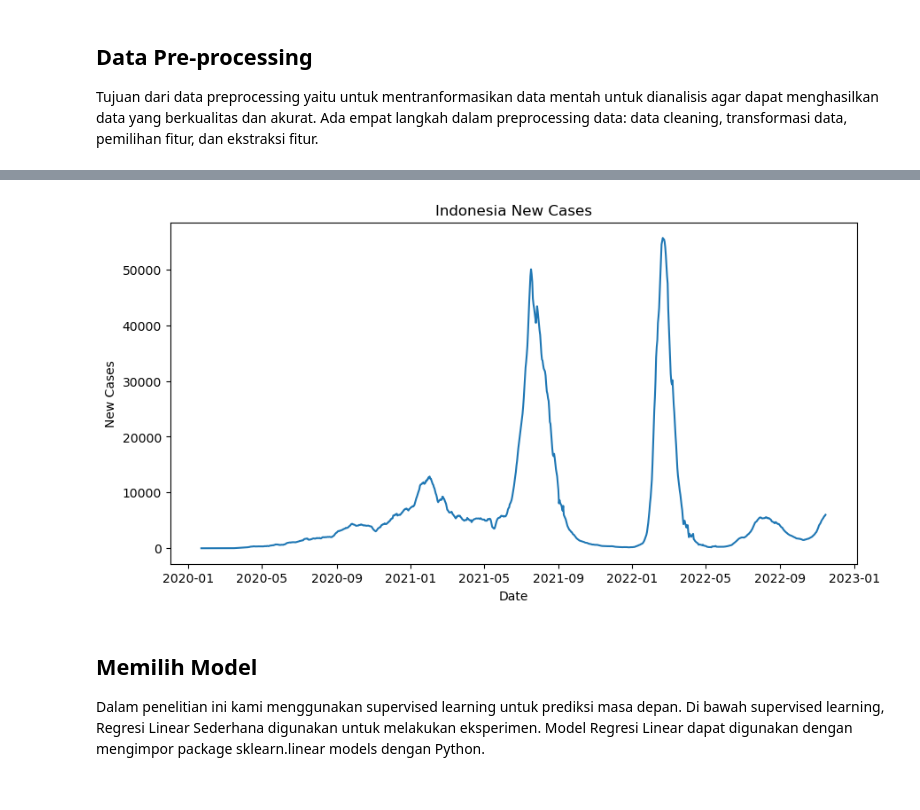
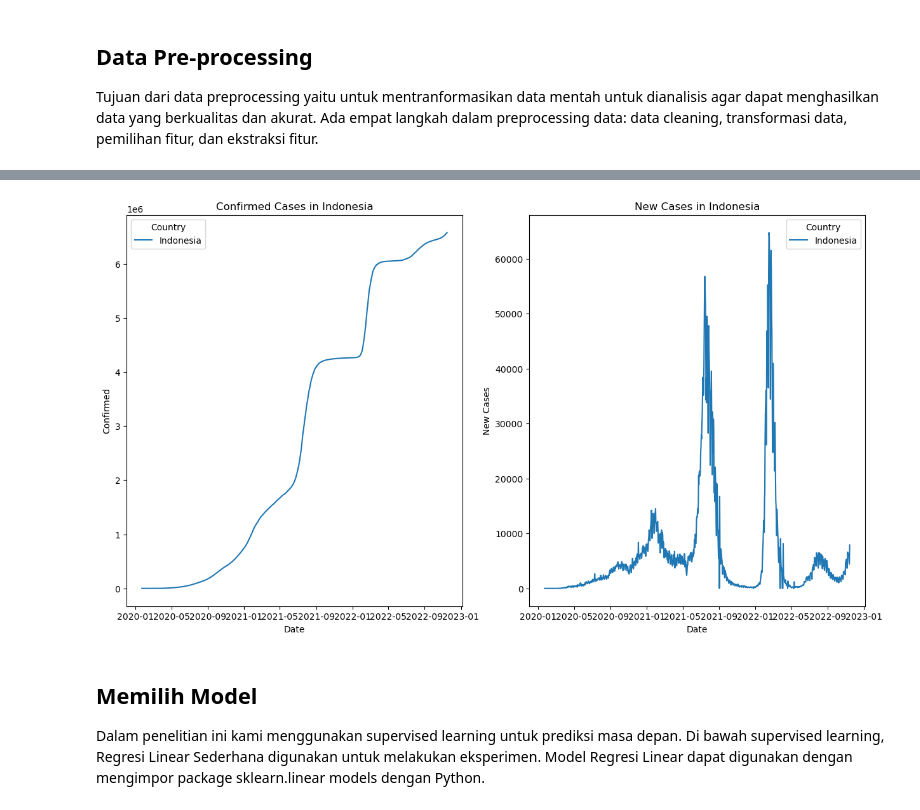
Before and after one commit to felixsutanto/UAS-IF540-Machine-Learning, a Jupyter notebook: Untitled-1.ipynb, the cells around one changed output, grey strips where cells are left out. Cells and saved outputs as stored; diff of their text form; code cells hidden in the pictures.

```diff
--- a/Untitled-1.ipynb
+++ b/Untitled-1.ipynb
@@ -82,0 +175,4 @@ Country/Region  Indonesia
+# %%
+# Feature Selection
+df = df[['Date', 'Country', 'Confirmed']] # Select necessary columns
+df.head()
@@ -141,13 +200,15 @@ Country/Region  Indonesia  New Cases
-# %%
-# Data Visualization
-plt.figure(figsize=(10, 5))
-plt.plot(df.index, df['New Cases'])
-plt.title('Indonesia New Cases')
-plt.xlabel('Date')
-plt.ylabel('New Cases')
-plt.show()
-# %% [output]
-[figure, removed]
+# %%
+# Data Visualization Confirmed and New Cases Side-by-Side
+plt.figure(figsize=(15, 8))
+plt.subplot(1, 2, 1)
+sns.lineplot(x='Date', y='Confirmed', hue='Country', data=df)
+plt.title('Confirmed Cases in Indonesia')
+plt.subplot(1, 2, 2)
+sns.lineplot(x='Date', y='New Cases', hue='Country', data=df)
+plt.title('New Cases in Indonesia')
+plt.show()
+# %% [output]
+[figure, added]
 # %% [markdown]
 ## Memilih Model
 Dalam penelitian ini kami menggunakan supervised learning untuk prediksi masa depan. Di bawah supervised learning, Regresi Linear Sederhana digunakan untuk melakukan eksperimen. Model Regresi Linear dapat digunakan dengan mengimpor package sklearn.linear models dengan Python.
```
Also changed, not shown: parts of 34 cells of this notebook.
